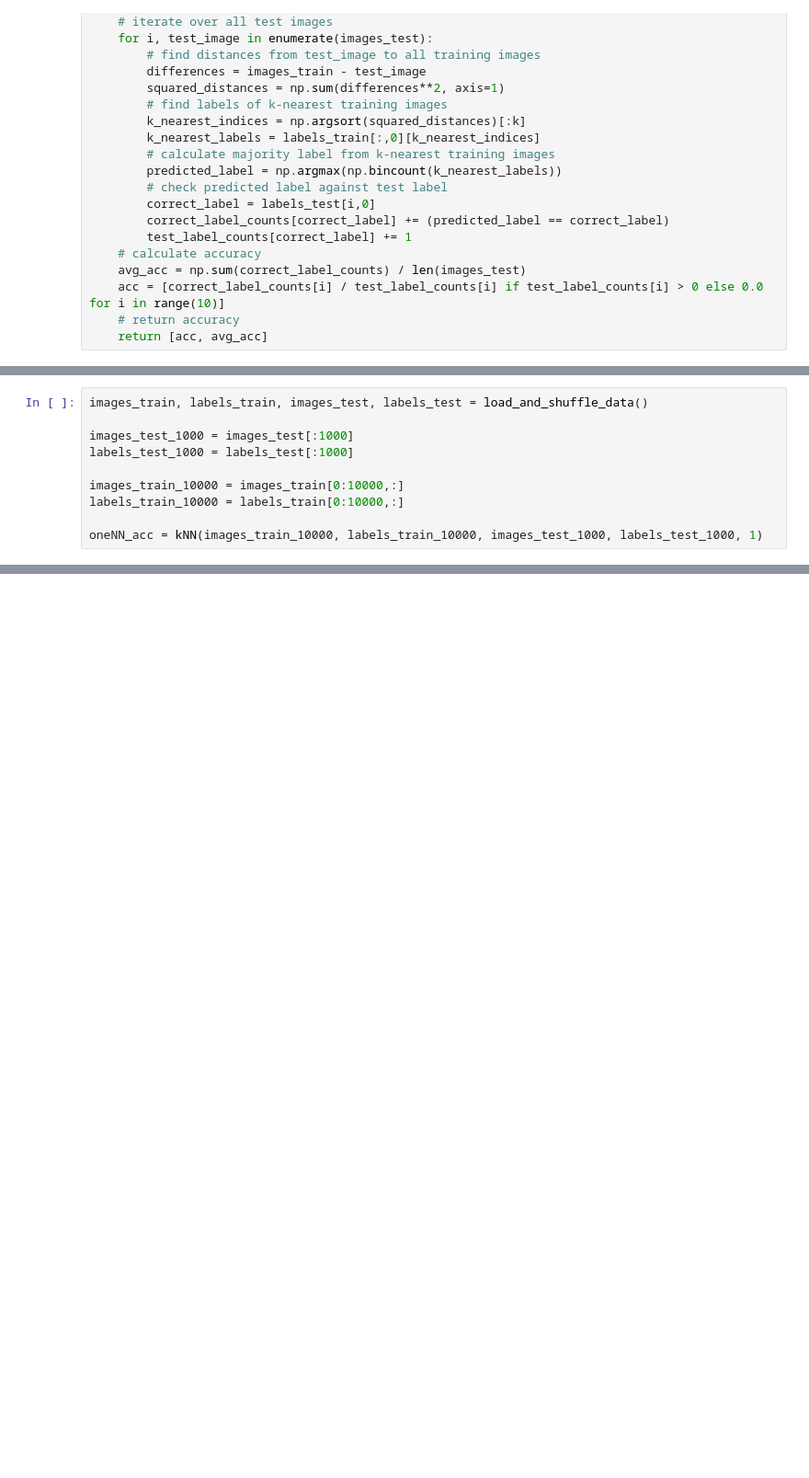
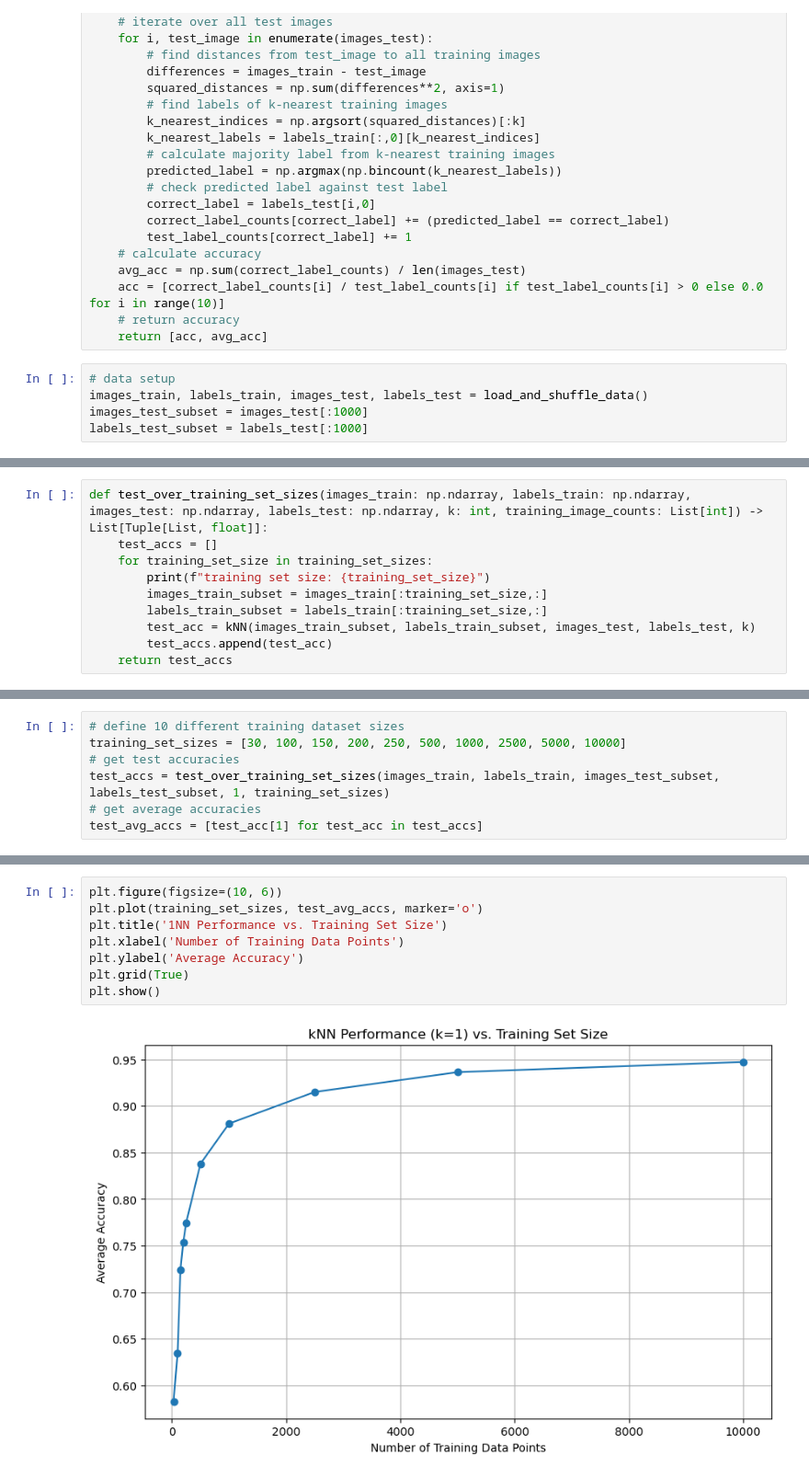
Before and after one commit to scalettar/ecs271, a Jupyter notebook: hw1/code/hw1.ipynb, the cells around one changed output, grey strips where cells are left out. Shown: that part at 92% size. Drawn from its saved outputs; the diff is of its cells as text; blank space fills up the shorter version.

```diff
--- a/hw1/code/hw1.ipynb
+++ b/hw1/code/hw1.ipynb
@@ -52,3 +64,8 @@ def kNN(images_train: np.ndarray, labels_train: np.ndarray, images_test: np.ndar
     acc = [correct_label_counts[i] / test_label_counts[i] if test_label_counts[i] > 0 else 0.0 for i in range(10)]
     # return accuracy
     return [acc, avg_acc]
+# %%
+# data setup
+images_train, labels_train, images_test, labels_test = load_and_shuffle_data()
+images_test_subset = images_test[:1000]
+labels_test_subset = labels_test[:1000]
@@ -55,10 +81,10 @@ def kNN(images_train: np.ndarray, labels_train: np.ndarray, images_test: np.ndar
 # %%
-images_train, labels_train, images_test, labels_test = load_and_shuffle_data()
-
-images_test_1000 = images_test[:1000]
-labels_test_1000 = labels_test[:1000]
-
-images_train_10000 = images_train[0:10000,:]
-labels_train_10000 = labels_train[0:10000,:]
-
-oneNN_acc = kNN(images_train_10000, labels_train_10000, images_test_1000, labels_test_1000, 1)
+def test_over_training_set_sizes(images_train: np.ndarray, labels_train: np.ndarray, images_test: np.ndarray, labels_test: np.ndarray, k: int, training_image_counts: List[int]) -> List[Tuple[List, float]]:
+    test_accs = []
+    for training_set_size in training_set_sizes:
+        print(f"training set size: {training_set_size}")
+        images_train_subset = images_train[:training_set_size,:]
+        labels_train_subset = labels_train[:training_set_size,:]
+        test_acc = kNN(images_train_subset, labels_train_subset, images_test, labels_test, k)
+        test_accs.append(test_acc)
+    return test_accs
@@ -92,0 +91,7 @@ oneNN_acc
+# %%
+# define 10 different training dataset sizes
+training_set_sizes = [30, 100, 150, 200, 250, 500, 1000, 2500, 5000, 10000]
+# get test accuracies
+test_accs = test_over_training_set_sizes(images_train, labels_train, images_test_subset, labels_test_subset, 1, training_set_sizes)
+# get average accuracies
+test_avg_accs = [test_acc[1] for test_acc in test_accs]
@@ -92,0 +109,10 @@ oneNN_acc
+# %%
+plt.figure(figsize=(10, 6))
+plt.plot(training_set_sizes, test_avg_accs, marker='o')
+plt.title('1NN Performance vs. Training Set Size')
+plt.xlabel('Number of Training Data Points')
+plt.ylabel('Average Accuracy')
+plt.grid(True)
+plt.show()
+# %% [output]
+[figure, added]
```
Also changed, not shown: parts of 10 cells of this notebook.
